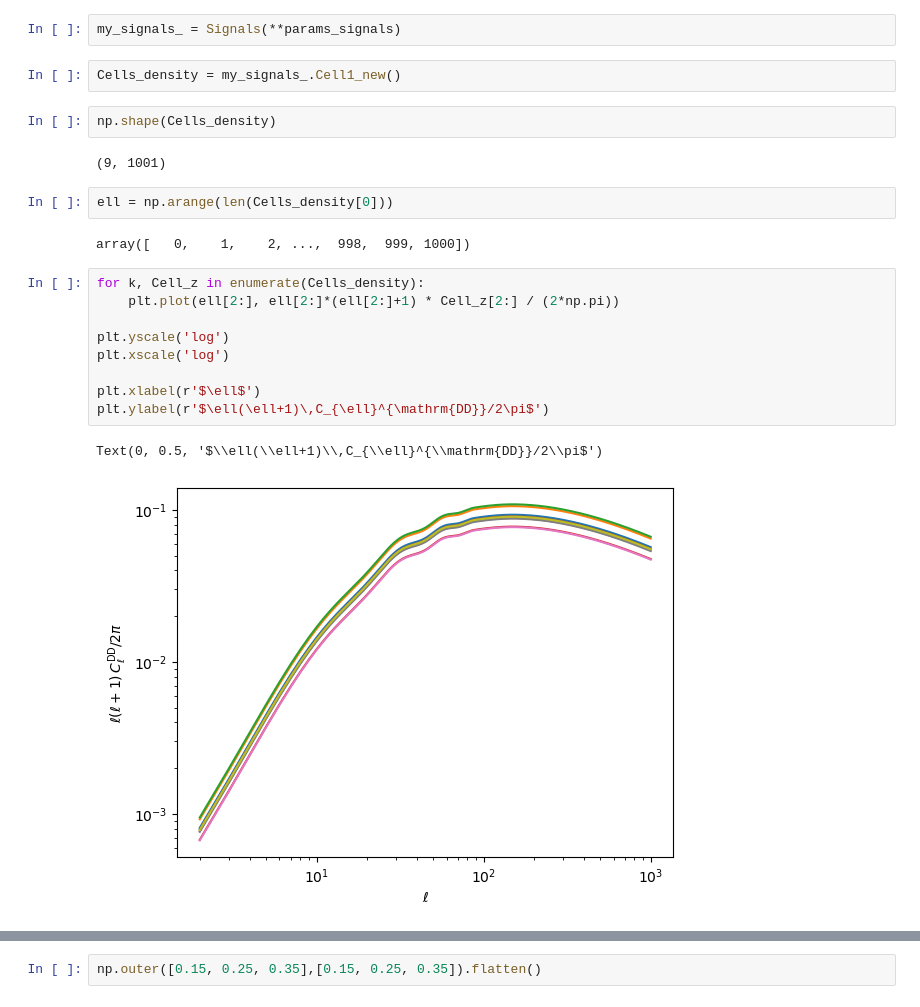
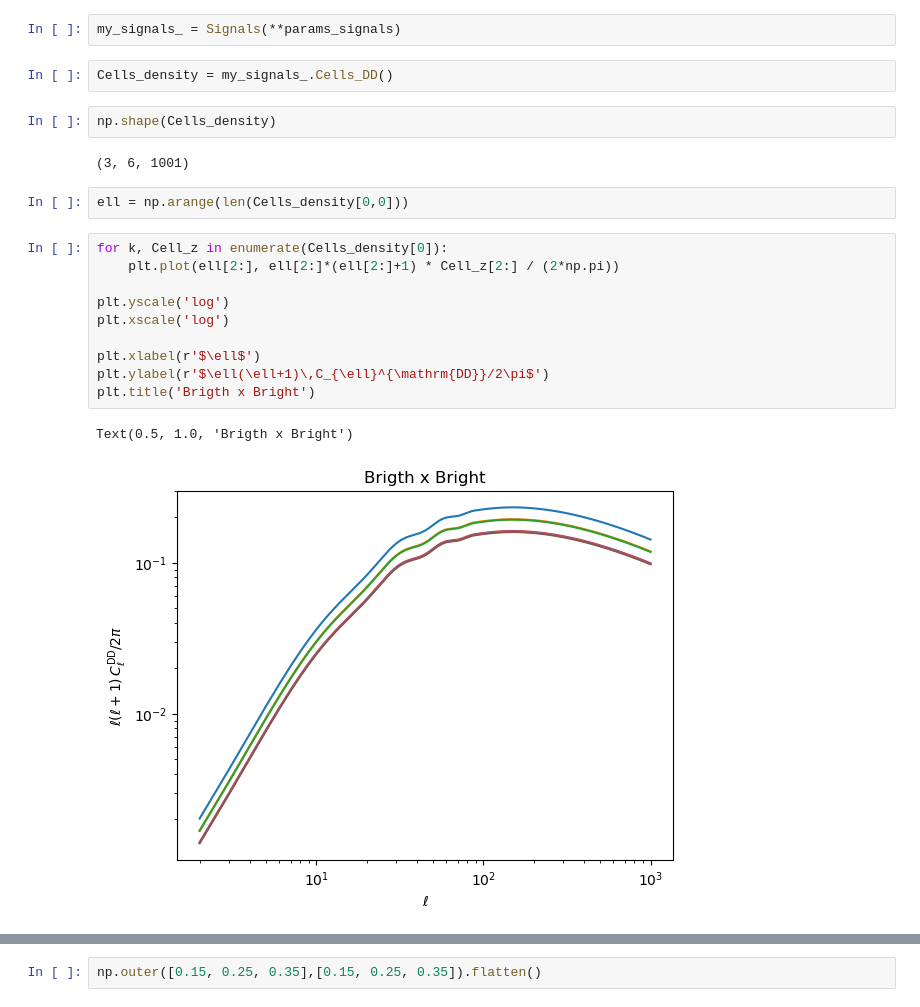
Before and after one commit to PaulineGorbatchev/C_ells, a Jupyter notebook: test.ipynb, the cells around one changed output, grey strips where cells are left out. Saved outputs shown, nothing was run; the diff lists cells and outputs as text.

Commit message:
Defined Cells_DD method, tests

```diff
--- a/test.ipynb
+++ b/test.ipynb
@@ -184,24 +177,23 @@ params_signals = {
 # %%
 my_signals_ = Signals(**params_signals)
 # %%
-Cells_density = my_signals_.Cell1_new()
+Cells_density = my_signals_.Cells_DD()
 # %%
 np.shape(Cells_density)
 # %% [output]
-(9, 1001)
+(3, 6, 1001)
 # %%
-ell = np.arange(len(Cells_density[0]))
+ell = np.arange(len(Cells_density[0,0]))
-# %% [output]
-array([   0,    1,    2, ...,  998,  999, 1000])
 # %%
-for k, Cell_z in enumerate(Cells_density):
+for k, Cell_z in enumerate(Cells_density[0]):
     plt.plot(ell[2:], ell[2:]*(ell[2:]+1) * Cell_z[2:] / (2*np.pi))
 
 plt.yscale('log')
 plt.xscale('log')
 
 plt.xlabel(r'$\ell$')
 plt.ylabel(r'$\ell(\ell+1)\,C_{\ell}^{\mathrm{DD}}/2\pi$')
+plt.title('Brigth x Bright')
 # %% [output]
-Text(0, 0.5, '$\\ell(\\ell+1)\\,C_{\\ell}^{\\mathrm{DD}}/2\\pi$')
+Text(0.5, 1.0, 'Brigth x Bright')
-[figure, old version]
+[figure, new version]
```
Also changed, not shown: parts of 18 cells of this notebook, 1 other file.
